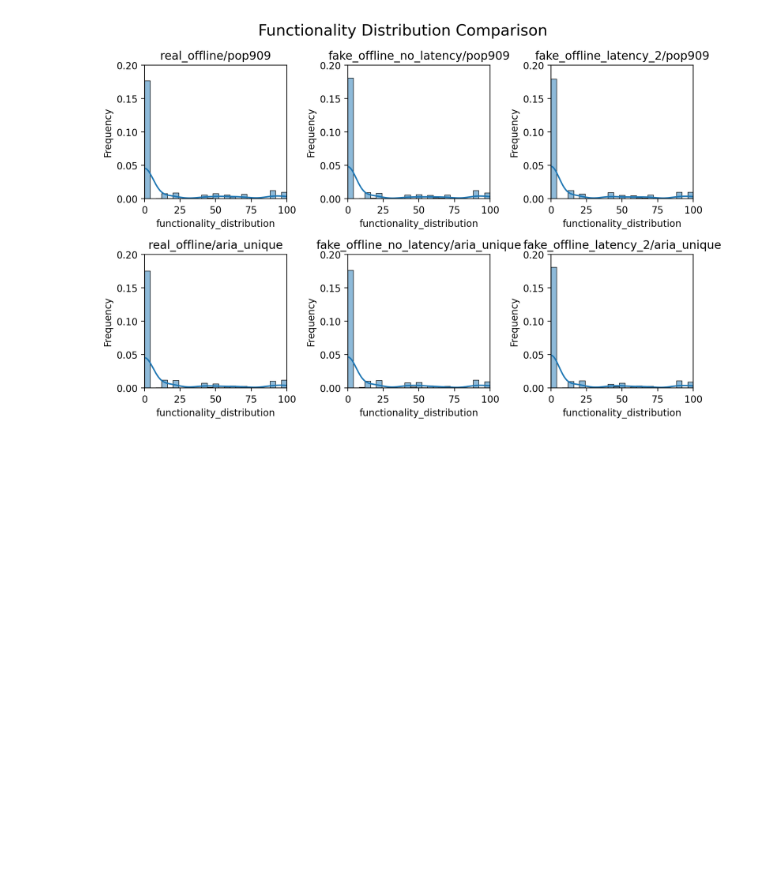
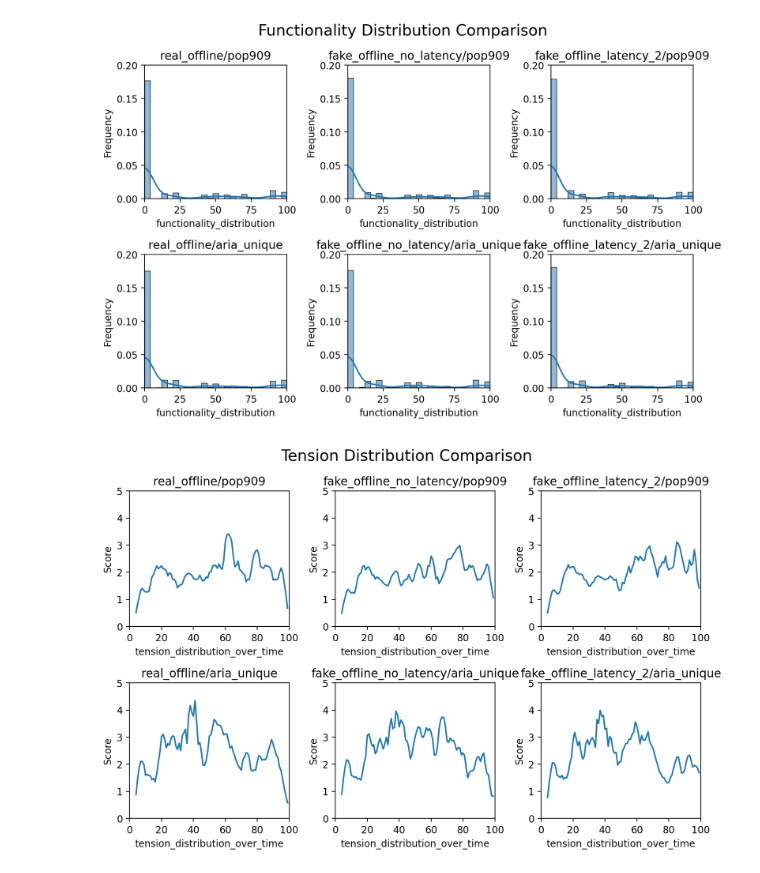
Before and after one commit to StreamMUSE/StreamMUSE-v1, a Jupyter notebook: inference_benchmark/musical_statistics_exploration.ipynb, the cells around one changed output. Drawn from its saved outputs; the diff is of its cells as text; code cells hidden in the pictures; blank space fills up the shorter version.

```diff
--- a/inference_benchmark/musical_statistics_exploration.ipynb
+++ b/inference_benchmark/musical_statistics_exploration.ipynb
@@ -81,3 +70,13 @@ distribution_histograms_by_metric(
 )
 # %% [output]
 [figure]
+# %%
+distribution_over_time_by_metric(
+    file_paths=performance_paths,
+    file_name='collection_distribution_statistics.json',
+    title='Tension Distribution Comparison',
+    metric='tension_distribution_over_time',
+    ylim=(0, 5),
+)
+# %% [output]
+[figure, added]
```
Also changed, not shown: parts of 2 cells of this notebook, 14 other files.
